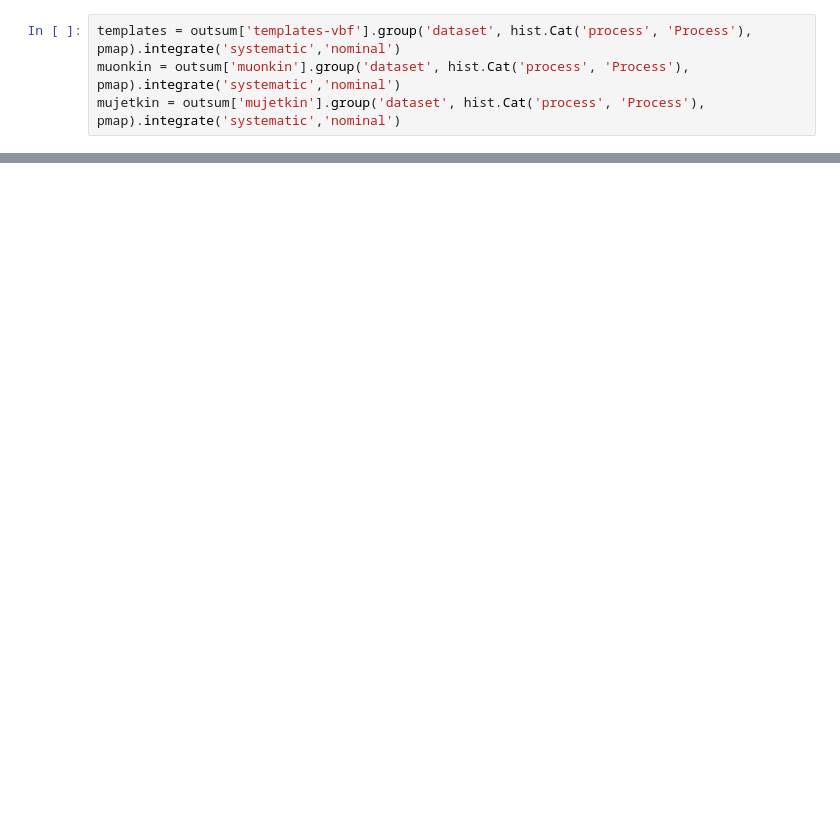
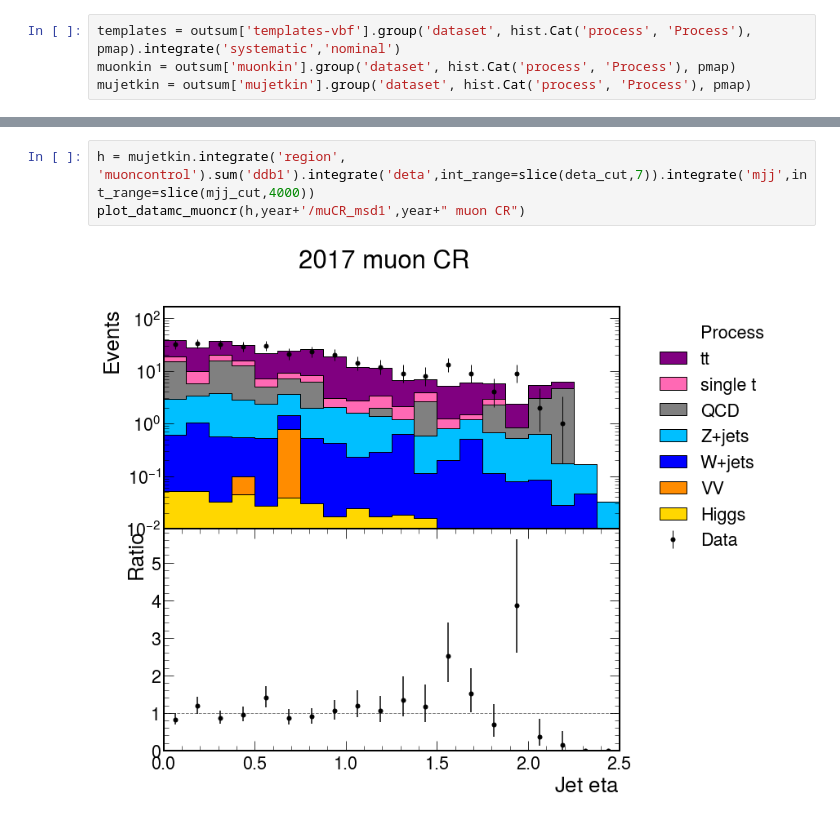
Before and after one commit to jennetd/hbb-cut-based, a Jupyter notebook: vbf-category/vbf-muCR.ipynb, the cells around one changed output, grey strips where cells are left out. Saved outputs shown, nothing was run; the diff lists cells and outputs as text; blank space fills up the shorter version.

```diff
--- a/vbf-category/vbf-muCR.ipynb
+++ b/vbf-category/vbf-muCR.ipynb
@@ -85,4 +88,4 @@ cutflow.integrate('process','ttbar').values()
 # %%
 templates = outsum['templates-vbf'].group('dataset', hist.Cat('process', 'Process'), pmap).integrate('systematic','nominal')
-muonkin = outsum['muonkin'].group('dataset', hist.Cat('process', 'Process'), pmap).integrate('systematic','nominal')
-mujetkin = outsum['mujetkin'].group('dataset', hist.Cat('process', 'Process'), pmap).integrate('systematic','nominal')
+muonkin = outsum['muonkin'].group('dataset', hist.Cat('process', 'Process'), pmap)
+mujetkin = outsum['mujetkin'].group('dataset', hist.Cat('process', 'Process'), pmap)
@@ -95,0 +108,5 @@ ValueError: Reducing along axis <Bin (name=deta) instance at 0x...>: requested s
+# %%
+h = mujetkin.integrate('region', 'muoncontrol').sum('ddb1').integrate('deta',int_range=slice(deta_cut,7)).integrate('mjj',int_range=slice(mjj_cut,4000))
+plot_datamc_muoncr(h,year+'/muCR_msd1',year+" muon CR")
+# %% [output]
+[figure, added]
```
Also changed, not shown: parts of 15 cells of this notebook, 22 other files.
